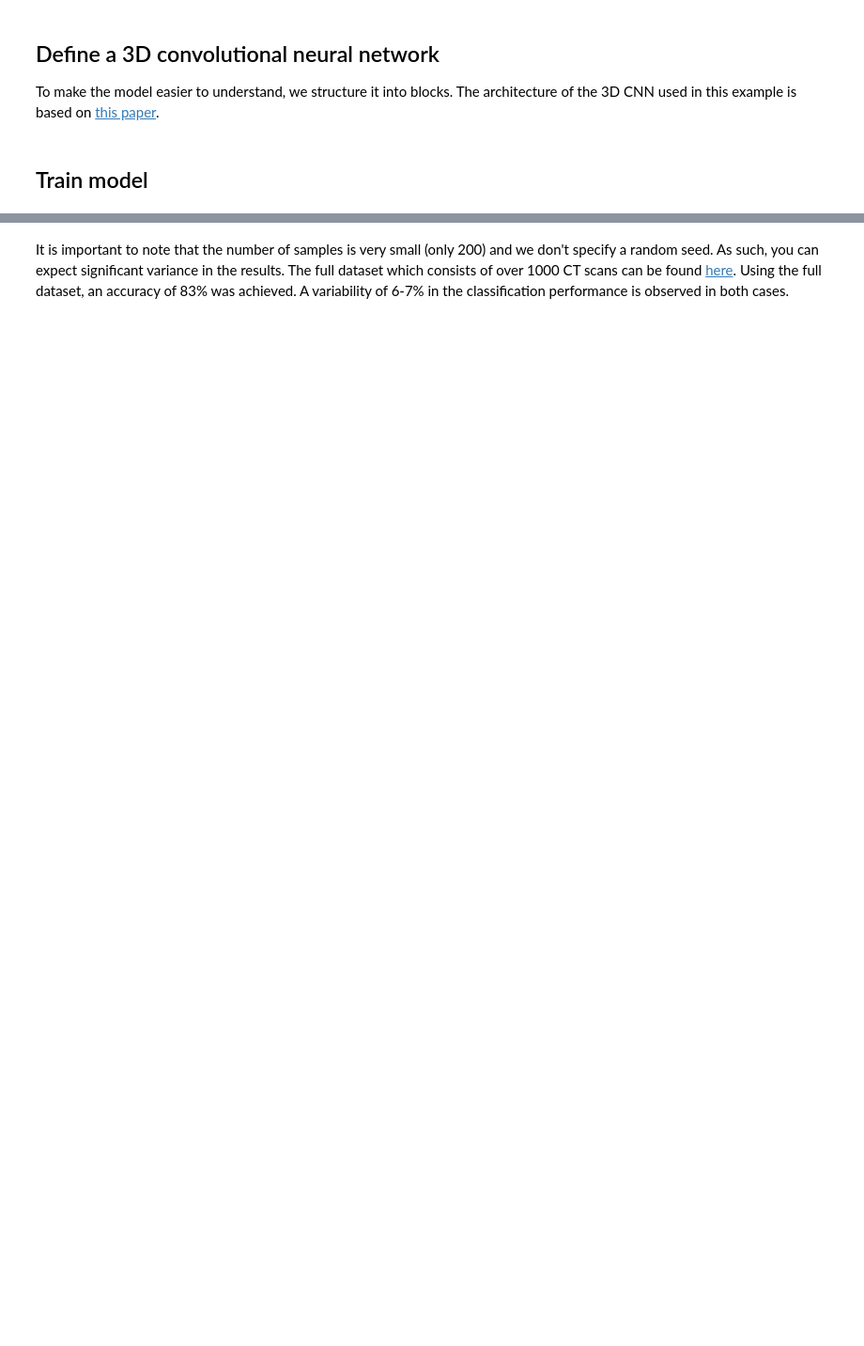
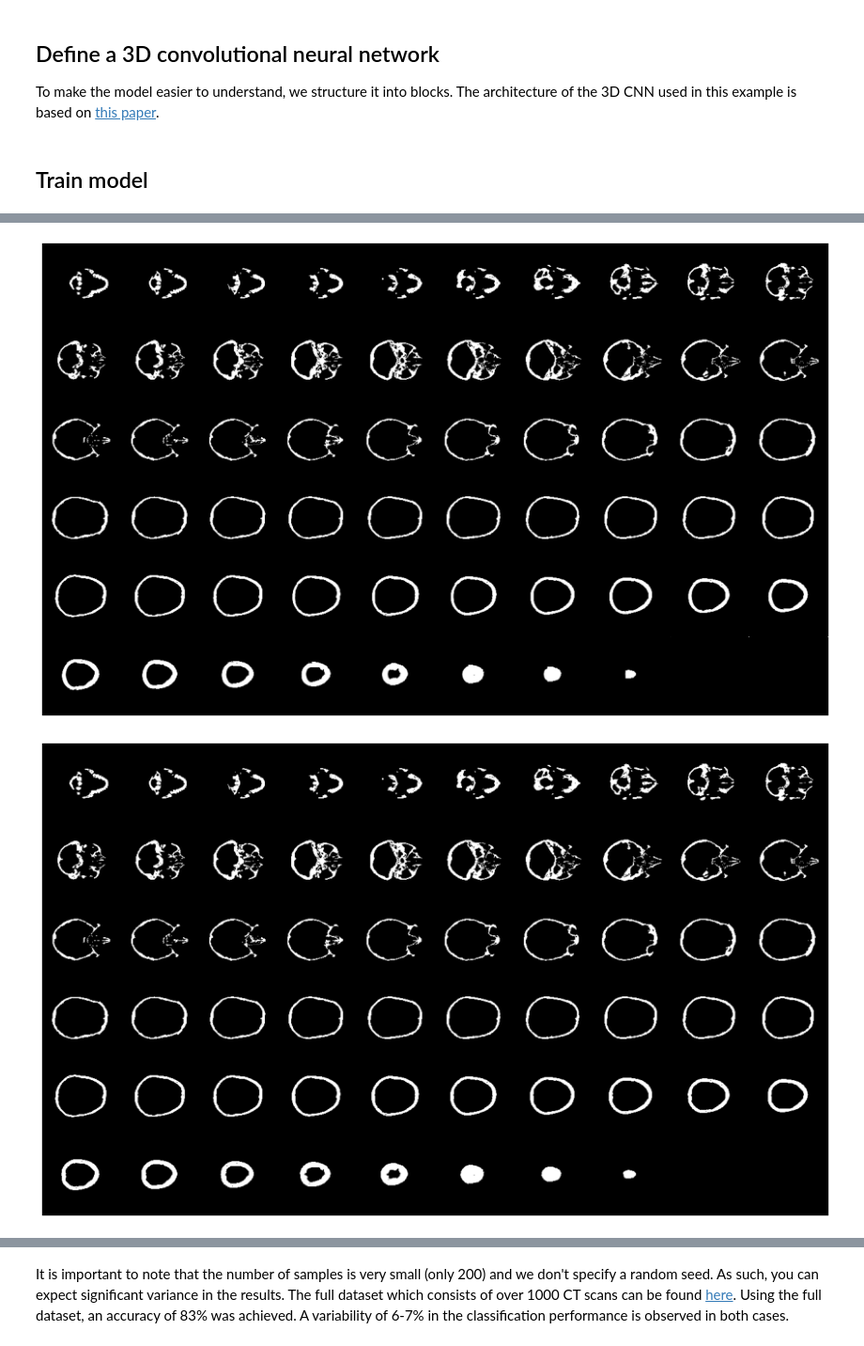
Before and after one commit to JonathanKeav/autoimplant-project, a Jupyter notebook: 3D_implant-generation-skull.ipynb, the cells around one changed output, grey strips where cells are left out. Shown at 94% size. Drawn from its saved outputs; the diff is of its cells as text; code cells hidden in the pictures; blank space fills up the shorter version.

```diff
--- a/3D_implant-generation-skull.ipynb
+++ b/3D_implant-generation-skull.ipynb
@@ -559 +307,10 @@ Epoch 8/8
 <tensorflow.python.keras.callbacks.History at 0x...>
+# %%
+# make prediction and look at histogram of prediction
+prediction = model.predict(np.expand_dims(x_val[20], axis=0))[0]
+UtilVisualise.plot_slices(6, 10, 128, 128, prediction[:, :, :60])
+UtilVisualise.plot_slices(6, 10, 128, 128, y_val[20,:, :, :60])
+#dice_loss_scores.append(dice_loss(prediction[:,:,:,0],y_val[i].astype('float32')).numpy())
+# %% [output]
+[figure, added]
+[figure, added]
```
Also changed, not shown: parts of 40 cells of this notebook, 6 other files.
